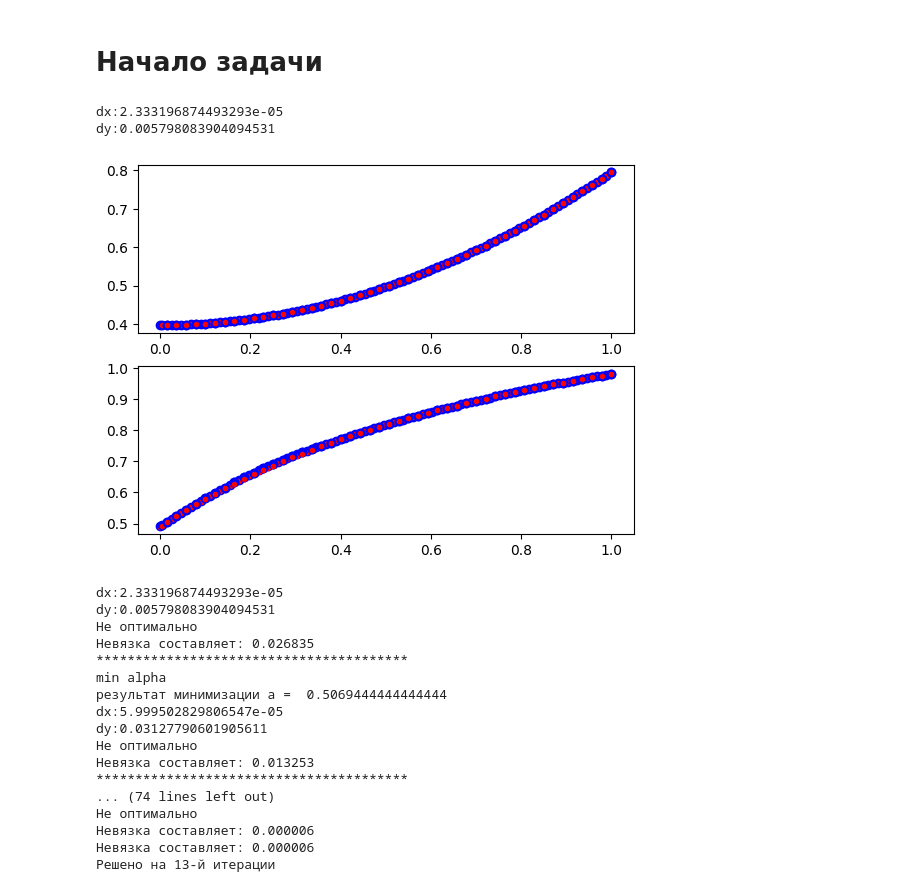
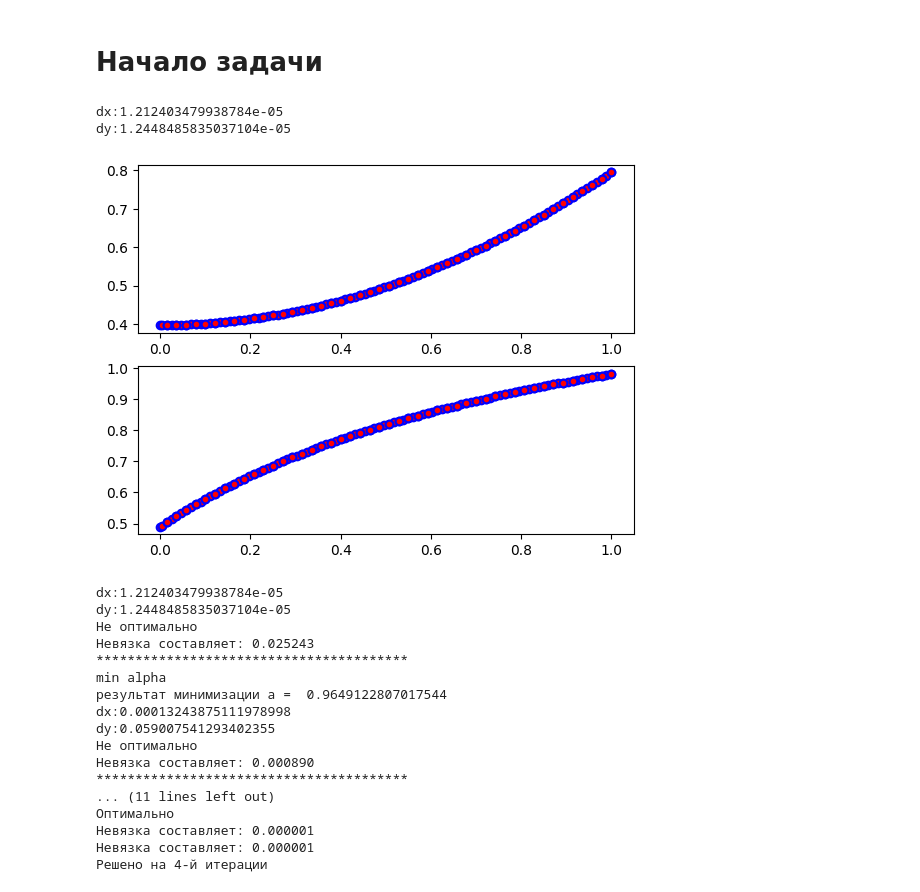
Before and after one commit to Dann38/model_rectification_column, a Jupyter notebook: Untitled.ipynb, the cells around one changed output. Cells and saved outputs as stored; diff of their text form; code cells hidden in the pictures.

```diff
--- a/Untitled.ipynb
+++ b/Untitled.ipynb
@@ -375,8 +377,7 @@ dy:0.09852937218046476
 # %% [markdown]
 # Начало задачи
 # %%
-
-def plot_rez(mesh):
+def get_s_xy(mesh):
     s_ar, x_ar, y_ar, x_an_ar, y_an_ar = [],[],[],[], []
     for cord, rez in zip(mesh.nodes_final_l.tolist()+mesh.nodes_final_r.tolist(),
                          mesh.rez_nodes_final_l+mesh.rez_nodes_final_r):
@@ -390,6 +391,10 @@ def plot_rez(mesh):
         y_ar.append(y)
         x_an_ar.append(x_an(s, t))
         y_an_ar.append(y_an(s, t))
+    return s_ar, x_ar, y_ar, x_an_ar, y_an_ar
+
+def plot_rez(mesh):
+    s_ar, x_ar, y_ar, x_an_ar, y_an_ar = get_s_xy(mesh)
 
     plt.subplot(2, 1, 1)
     for s, x1, x2 in zip(s_ar, x_ar, x_an_ar):
@@ -466,13 +471,13 @@ def print_delta(mesh):
     print(f"dx:{np.max(deltas_x)}\ndy:{np.max(deltas_y)}")
 
 
-ALPHA_HYSTORY = 1
+ALPHA_HYSTORY = 0
 def alpha_test(mesh, t_h, uk, uk_new):
     global ALPHA_HYSTORY
     is_run = True
     is_run_2 = False
     J_old = get_J(mesh)
-    a = 1/2+1/ALPHA_HYSTORY
+    a = 1-2/(2+ALPHA_HYSTORY)
     max_a = ALPHA_HYSTORY+ 10
     while is_run:
         uk_a = get_uki(a, uk, uk_new)
@@ -491,7 +496,7 @@ def alpha_test(mesh, t_h, uk, uk_new):
             J_old = J_new
             is_run_2 = True
         ALPHA_HYSTORY += 1
-        a = 1/2+1/ALPHA_HYSTORY
+        a = 1-2/(2+ALPHA_HYSTORY)
         if ALPHA_HYSTORY > max_a:
             print("min alpha")
             return a
@@ -535,23 +540,26 @@ solver = Solver()
 # %%
 # Первое приближение ===============================================
 t_h = get_t_h(mesh)
 # uk_0 = np.random.random(len(t_h))
-G22_0 = lambda t: G22_true(t)+np.sin(t*40)/5
+G22_0 = lambda t: G22_true(t)
 # G22_0 = lambda t: G22_true(t)+1
 G21_0 = lambda t:  - G22_0(t)
 hyp_problem.set_G([[G11, G12], [G21_0, G22_0]])
 
 g1 = [hyp_problem.G22(ti) for ti in t_h]
 solver.solve_initial(mesh, hyp_problem)
 solver.solver_center(mesh, hyp_problem)
 solver.solver_final(mesh, hyp_problem)
 plot_rez(mesh)
 # %% [output]
-dx:2.333196874493293e-05
-dy:0.005798083904094531
+dx:1.212403479938784e-05
+dy:1.2448485835037104e-05
-[figure, old version]
+[figure, new version]
 # %%
 G2 = []
+XY2 = []
+DREZ = []
+eps = 0.00001
 for k in range(1, 100):
     solver.solve_initial(mesh, hyp_problem)
     solver.solver_center(mesh, hyp_problem)
@@ -567,43 +575,45 @@ for k in range(1, 100):
     uk = [hyp_problem.G22(ti) for ti in t_h]
 
     drez = get_resid(t_h, h_u_k, uk_new, uk)
+    DREZ.append(drez)
 
-    print("Оптимально" if drez <= 0 else "Не оптимально")
+    print("Оптимально" if drez <= eps else "Не оптимально")
     print(f"Невязка составляет: {drez:.6f}")
-    if drez <= 0.00001:
+    if drez <= eps:
         print(f"Невязка составляет: {drez:.6f}")
         print( f"Решено на {k}-й итерации")
         break
     print(40*"*")
     a = alpha_test(mesh, t_h, uk, uk_new)
-    uk_a_min =get_uki(a, uk, uk_new)
-    # if sum([(ui-uj)**2 for ui, uj in zip(uk_a_min, uk) ]) == 0:
-    #     break
+    uk_a_min = get_uki(a, uk, uk_new)
+
     G22_0 = lambda t: np.interp(t, t_h, uk_a_min)
     G21_0 = lambda t:  - G22_0(t)
 
     g2 = [hyp_problem.G22(ti) for ti in t_h]
     G2.append(g2)
+    XY2.append(get_s_xy(mesh))
+
     print("результат минимизации a = ", a)
     hyp_problem.set_G([[G11, G12], [G21_0, G22_0]])
 # %% [output]
-dx:2.333196874493293e-05
-dy:0.005798083904094531
+dx:1.212403479938784e-05
+dy:1.2448485835037104e-05
 Не оптимально
-Невязка составляет: 0.026835
+Невязка составляет: 0.025243
 ****************************************
 min alpha
-результат минимизации a =  0.5069444444444444
-dx:5.999502829806547e-05
-dy:0.03127790601905611
+результат минимизации a =  0.9649122807017544
+dx:0.00013243875111978998
+dy:0.059007541293402355
 Не оптимально
-Невязка составляет: 0.013253
+Невязка составляет: 0.000890
 ****************************************
-... (74 lines left out)
-Не оптимально
-Невязка составляет: 0.000006
-Невязка составляет: 0.000006
-Решено на 13-й итерации
+... (11 lines left out)
+Оптимально
+Невязка составляет: 0.000001
+Невязка составляет: 0.000001
+Решено на 4-й итерации
 # %%
 solver.solve_initial(mesh, hyp_problem)
 solver.solver_center(mesh, hyp_problem)
```
Also changed, not shown: parts of 11 cells of this notebook, 1 other file.
